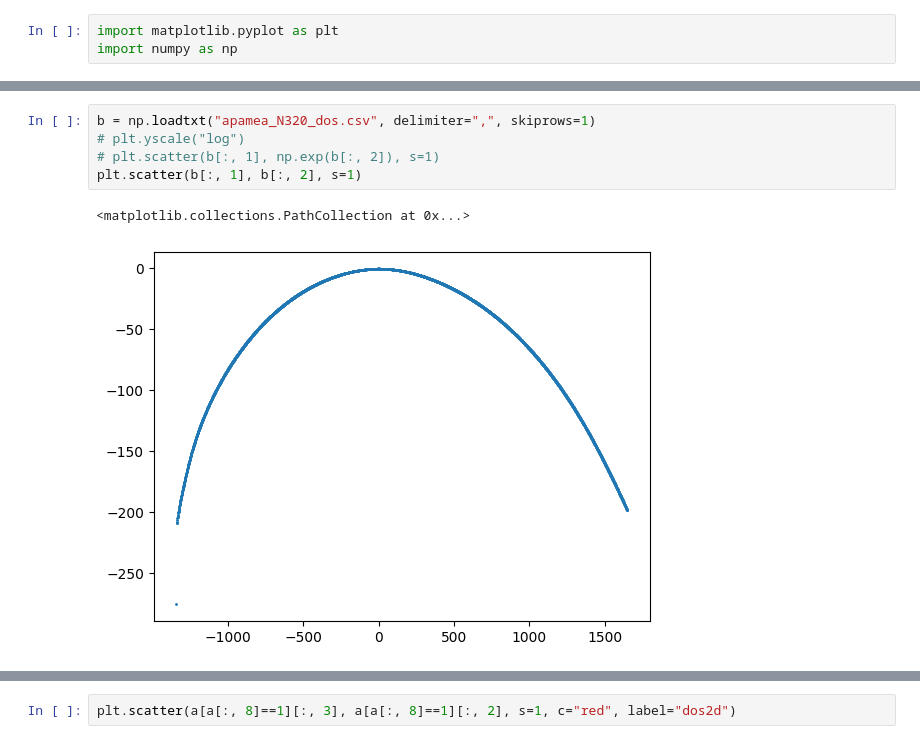
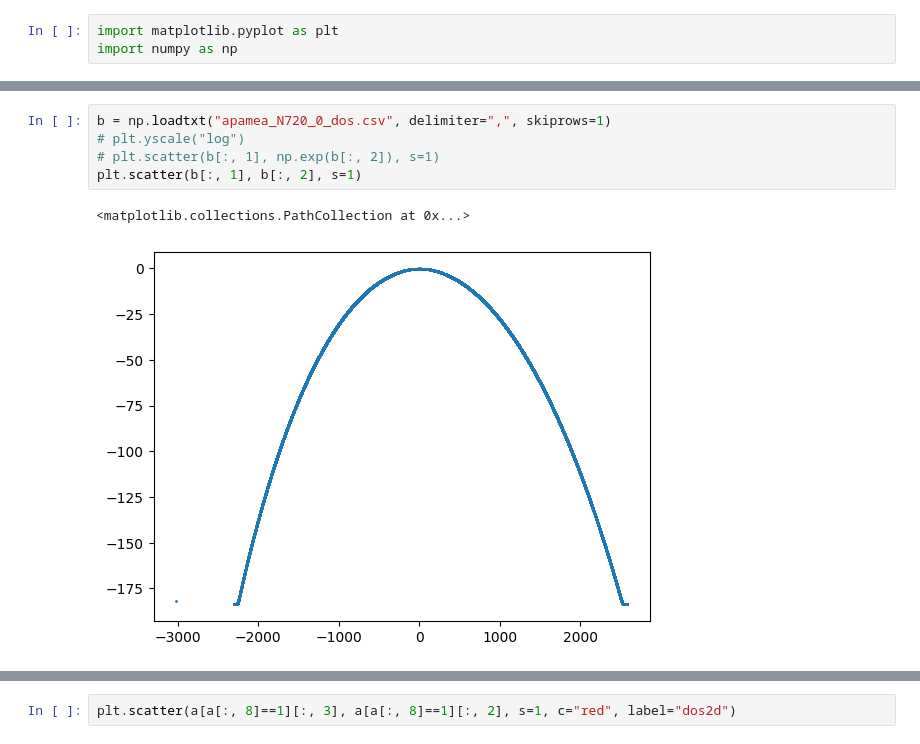
Before and after one commit to Faikert/replica_exchange_wang_landau, a Jupyter notebook: test.ipynb, the cells around one changed output, grey strips where cells are left out. Cells and saved outputs as stored; diff of their text form.

```diff
--- a/test.ipynb
+++ b/test.ipynb
@@ -19,11 +19,11 @@ plt.scatter(a[:, 0], a[:, 3] / 720, s=1, marker="x")
 # %%
-b = np.loadtxt("apamea_N320_dos.csv", delimiter=",", skiprows=1)
+b = np.loadtxt("apamea_N720_0_dos.csv", delimiter=",", skiprows=1)
 # plt.yscale("log")
 # plt.scatter(b[:, 1], np.exp(b[:, 2]), s=1)
 plt.scatter(b[:, 1], b[:, 2], s=1)
 # %% [output]
 <matplotlib.collections.PathCollection at 0x...>
-[figure, old version]
+[figure, new version]
 # %%
 b = np.loadtxt("apamea_N720_workers_stat.csv", delimiter=",", skiprows=1)
 title = open("apamea_N720_workers_stat.csv").readline().strip().split(",")
```
Also changed, not shown: parts of 6 cells of this notebook, 12 other files.
